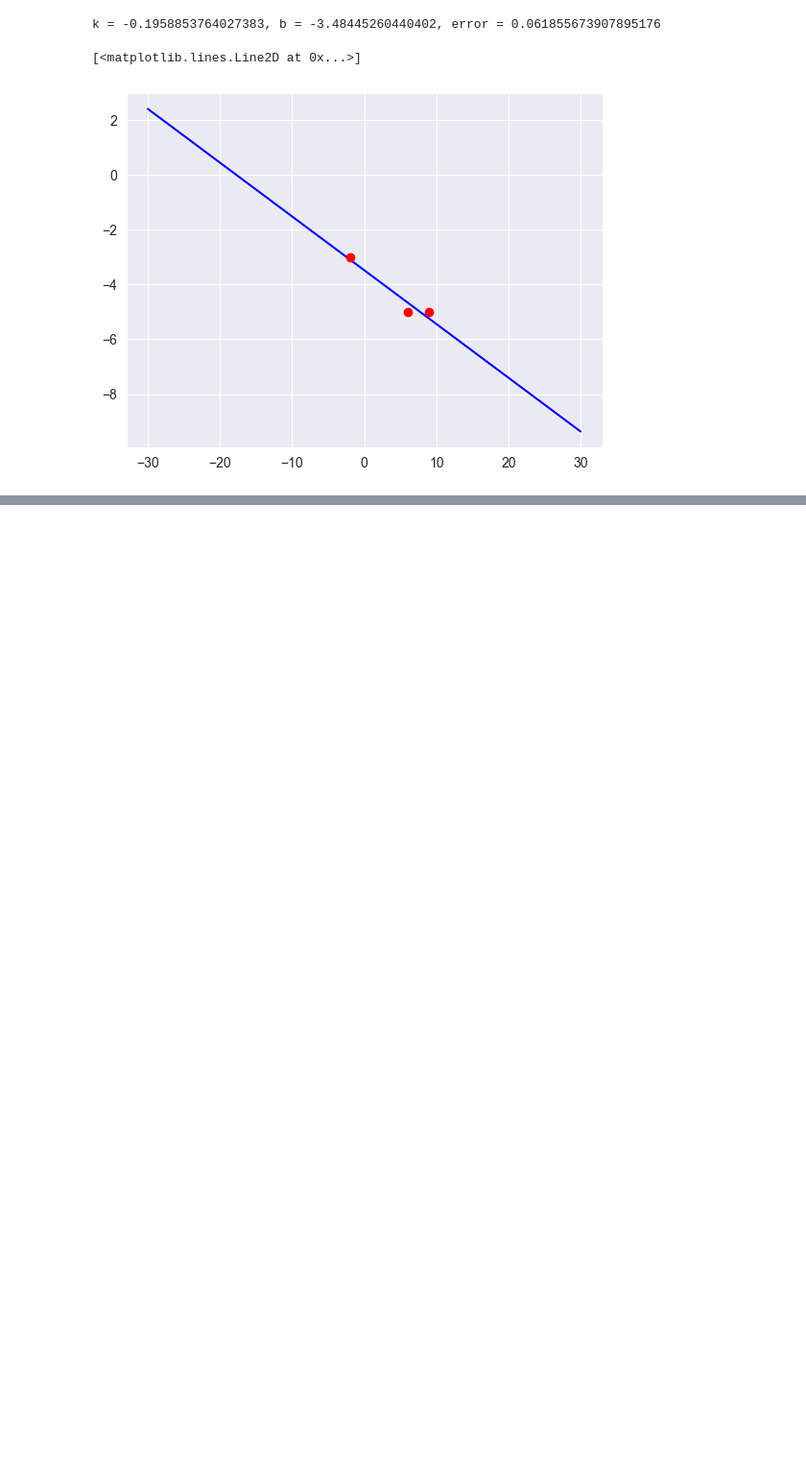
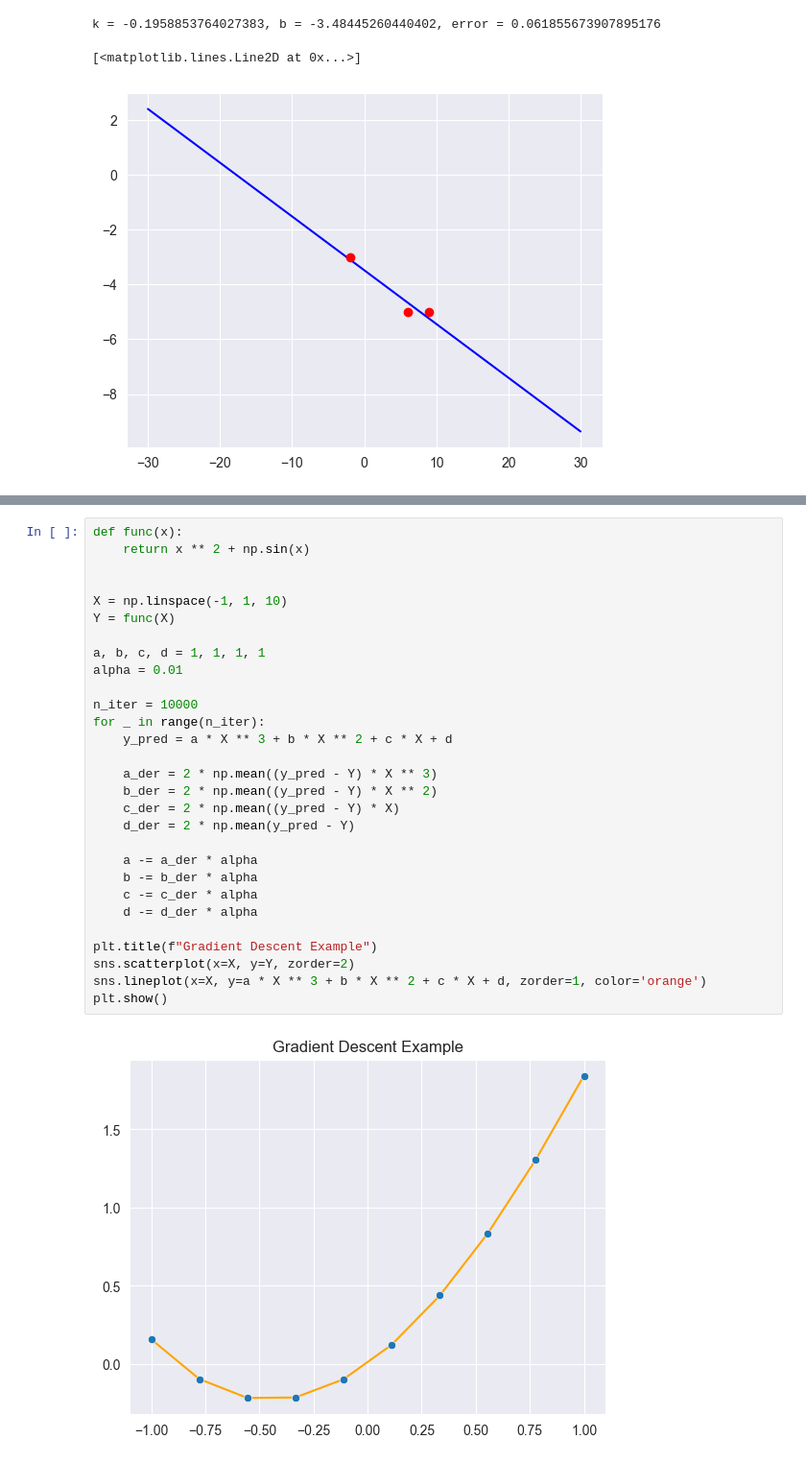
Before and after one commit to merkulovsvt/MachineLearning, a Jupyter notebook: StartML/2. Machine Learning/Lesson 4 (Градиентный спуск)/AdditionalKnowledge/gradient_descent_algorithm.ipynb, the cells around one changed output, grey strips where cells are left out. Shown at 96% size. Drawn from its saved outputs; the diff is of its cells as text; blank space fills up the shorter version.

```diff
--- a/StartML/2. Machine Learning/Lesson 4 (Градиентный спуск)/AdditionalKnowledge/gradient_descent_algorithm.ipynb
+++ b/StartML/2. Machine Learning/Lesson 4 (Градиентный спуск)/AdditionalKnowledge/gradient_descent_algorithm.ipynb
@@ -89,3 +83,34 @@ sns.scatterplot(x=[data.iloc[0, :]['X']], y=[data.iloc[0, :]['Y']], color='red',
 # %% [output]
 <Axes: xlabel='X', ylabel='Y'>
 [figure]
+# %%
+def func(x):
+    return x ** 2 + np.sin(x)
+
+
+X = np.linspace(-1, 1, 10)
+Y = func(X)
+
+a, b, c, d = 1, 1, 1, 1
+alpha = 0.01
+
+n_iter = 10000
+for _ in range(n_iter):
+    y_pred = a * X ** 3 + b * X ** 2 + c * X + d
+
+    a_der = 2 * np.mean((y_pred - Y) * X ** 3)
+    b_der = 2 * np.mean((y_pred - Y) * X ** 2)
+    c_der = 2 * np.mean((y_pred - Y) * X)
+    d_der = 2 * np.mean(y_pred - Y)
+
+    a -= a_der * alpha
+    b -= b_der * alpha
+    c -= c_der * alpha
+    d -= d_der * alpha
+
+plt.title(f"Gradient Descent Example")
+sns.scatterplot(x=X, y=Y, zorder=2)
+sns.lineplot(x=X, y=a * X ** 3 + b * X ** 2 + c * X + d, zorder=1, color='orange')
+plt.show()
+# %% [output]
+[figure, added]
```
Also changed, not shown: parts of 1 cell of this notebook, 21 other files.
